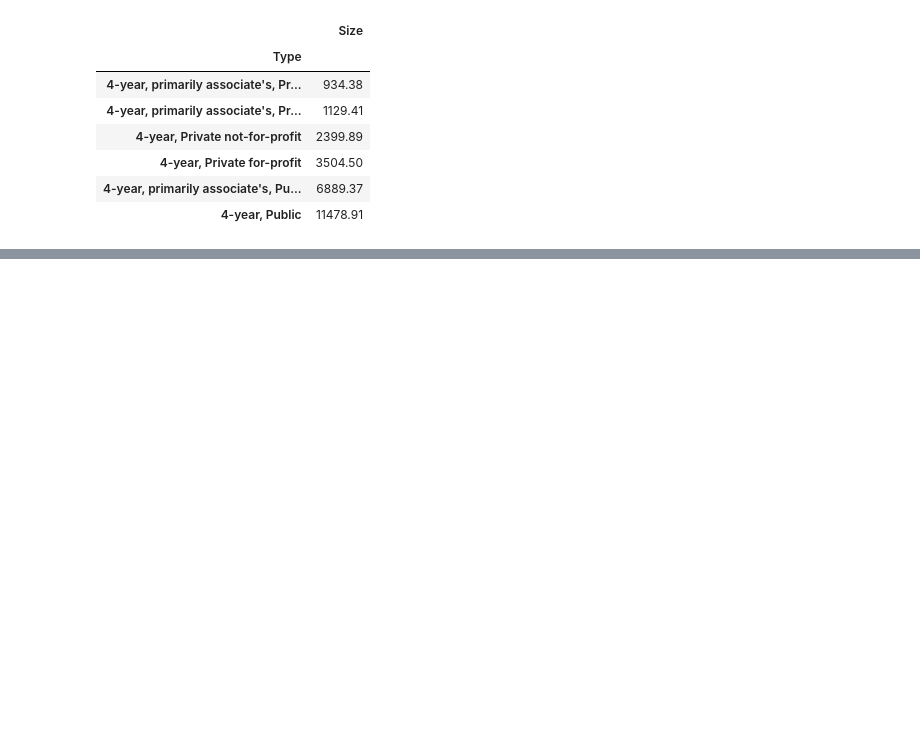
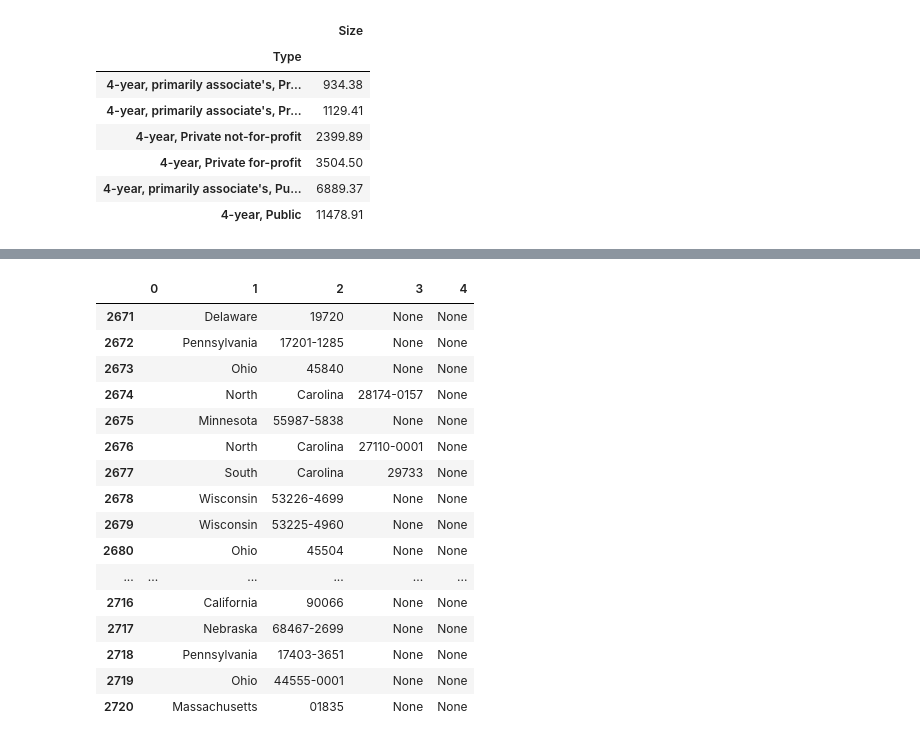
Before and after one commit to ab-89-ab/INTRO-TO-DATA-ANALYSIS, a Jupyter notebook: university.ipynb, the cells around one changed output, grey strips where cells are left out. Cells and saved outputs as stored; diff of their text form; code cells hidden in the pictures; blank space fills up the shorter version.

```diff
--- a/university.ipynb
+++ b/university.ipynb
@@ -36,3 +36,20 @@ df.groupby('Type').mean().round(2).sort_values(by=['Size'], ascending=[True])
 | 4-year, Private for-profit | 3504.50 |
 | 4-year, primarily associate's, Pu... | 6889.37 |
 | 4-year, Public | 11478.91 |
+# %%
+# mask=df.address.str.count(',')>2
+# problem_rows=df.loc[mask]
+mask=df.drop(df[df.address.str.count(',')>2].index)
+mask.reset_index(inplace=True)
+# mask
+# %%
+# City = df.address[1].str.split(',', expand=True)
+# address = df['address'].str.rstrip()
+mask['address'].str.split(',', expand =True)
+mask[['Street','City','State']] = mask['address'].str.split(',', expand=True)
+mask
+
+# df['address'].rename(columns={0:'Street', 1:'City',2:'State'})
+# State= df.address[2].str.split(',', expand=True)
+# ZipCode=df.address[3].str.split(',', expand=True)
+# names = names.rename(columns={0:'last_name', 1:'title_first_name'})
@@ -38,0 +70,21 @@ df.groupby('Type').mean().round(2).sort_values(by=['Size'], ascending=[True])
+# %%
+mask['State'].str.rstrip()
+mask['State'].str.split(' ', expand=True).tail(50)
+# %% [output]
+|  | 0 | 1 | 2 | 3 | 4 |
+| 2671 |  | Delaware | 19720 | None | None |
+| 2672 |  | Pennsylvania | 17201-1285 | None | None |
+| 2673 |  | Ohio | 45840 | None | None |
+| 2674 |  | North | Carolina | 28174-0157 | None |
+| 2675 |  | Minnesota | 55987-5838 | None | None |
+| 2676 |  | North | Carolina | 27110-0001 | None |
+| 2677 |  | South | Carolina | 29733 | None |
+| 2678 |  | Wisconsin | 53226-4699 | None | None |
+| 2679 |  | Wisconsin | 53225-4960 | None | None |
+| 2680 |  | Ohio | 45504 | None | None |
+| ... | ... | ... | ... | ... | ... |
+| 2716 |  | California | 90066 | None | None |
+| 2717 |  | Nebraska | 68467-2699 | None | None |
+| 2718 |  | Pennsylvania | 17403-3651 | None | None |
+| 2719 |  | Ohio | 44555-0001 | None | None |
+| 2720 |  | Massachusetts | 01835 | None | None |
```
Also changed, not shown: parts of 8 cells of this notebook.
